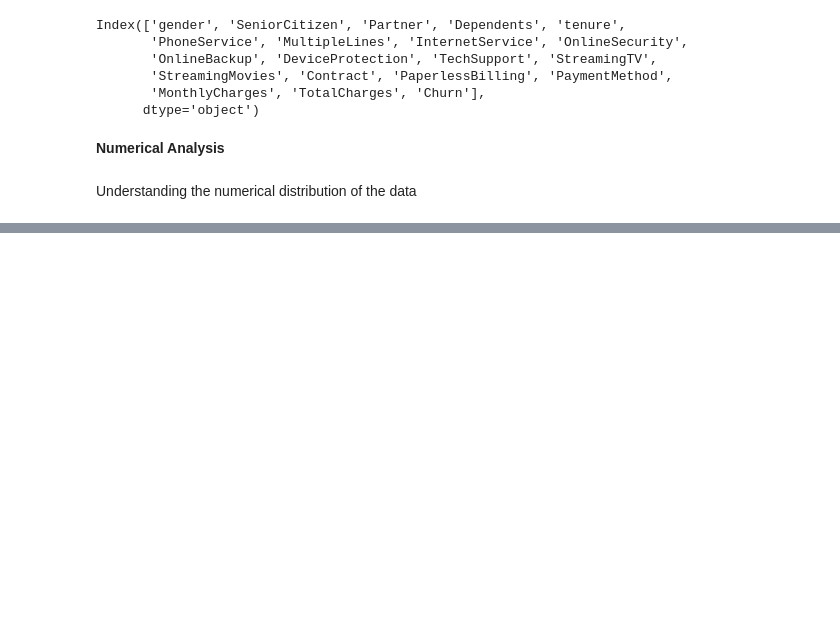
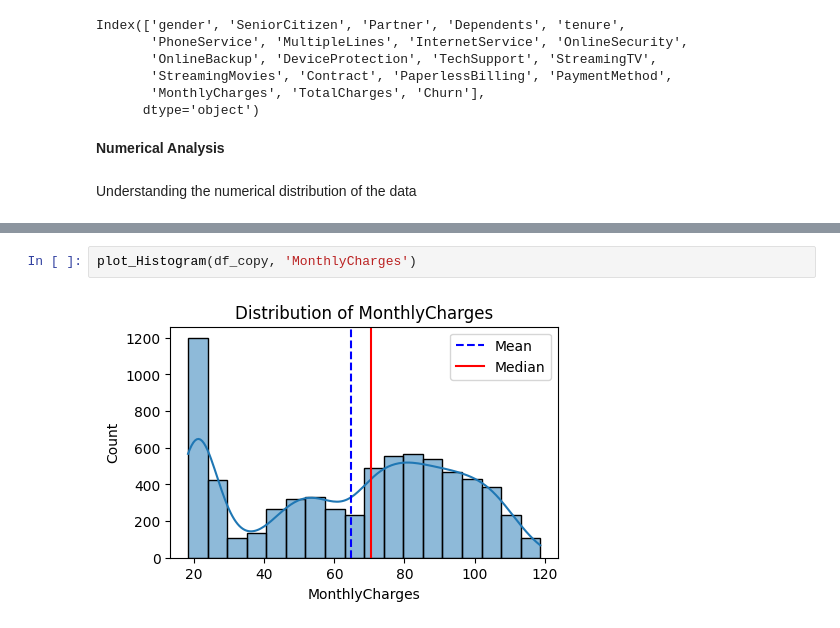
Before and after one commit to giftibe/churn-prediction-model, a Jupyter notebook: notebook/churn_prediction_model.ipynb, the cells around one changed output, grey strips where cells are left out. Cells and saved outputs as stored; diff of their text form; blank space fills up the shorter version.

```diff
--- a/notebook/churn_prediction_model.ipynb
+++ b/notebook/churn_prediction_model.ipynb
@@ -213,0 +214,4 @@ plot_Histogram(df_copy, 'tenure')
+# %%
+plot_Histogram(df_copy, 'MonthlyCharges')
+# %% [output]
+[figure, added]
```
Also changed, not shown: parts of 28 cells of this notebook, 3 other files.
